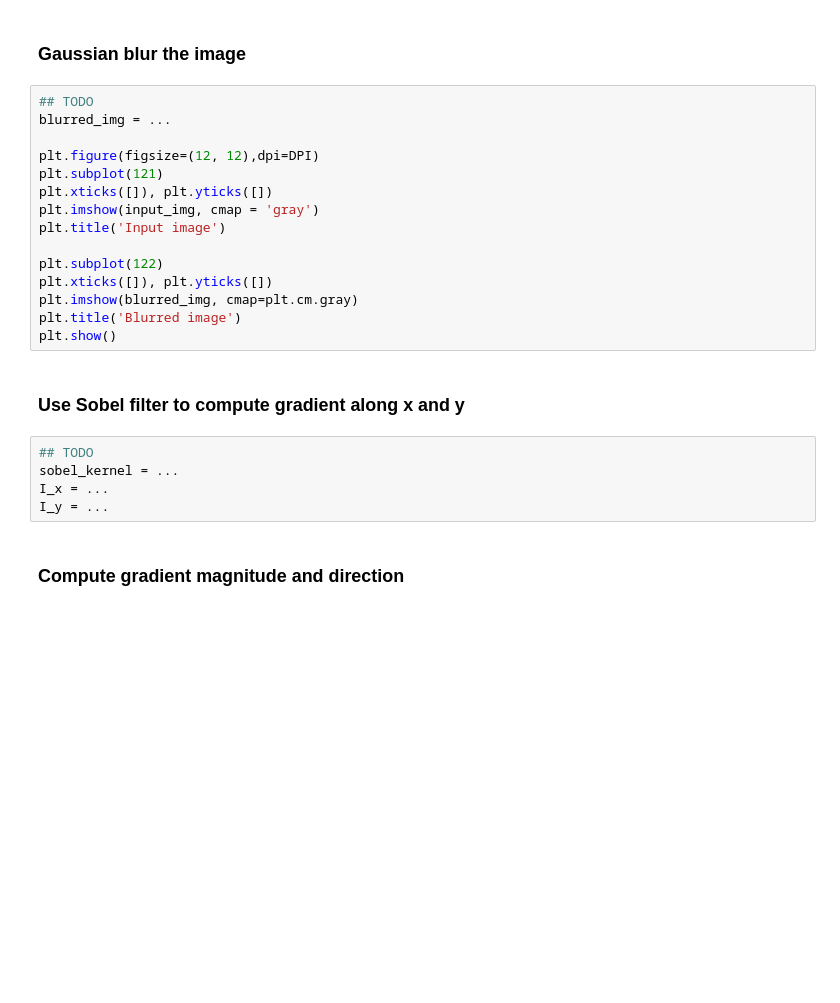
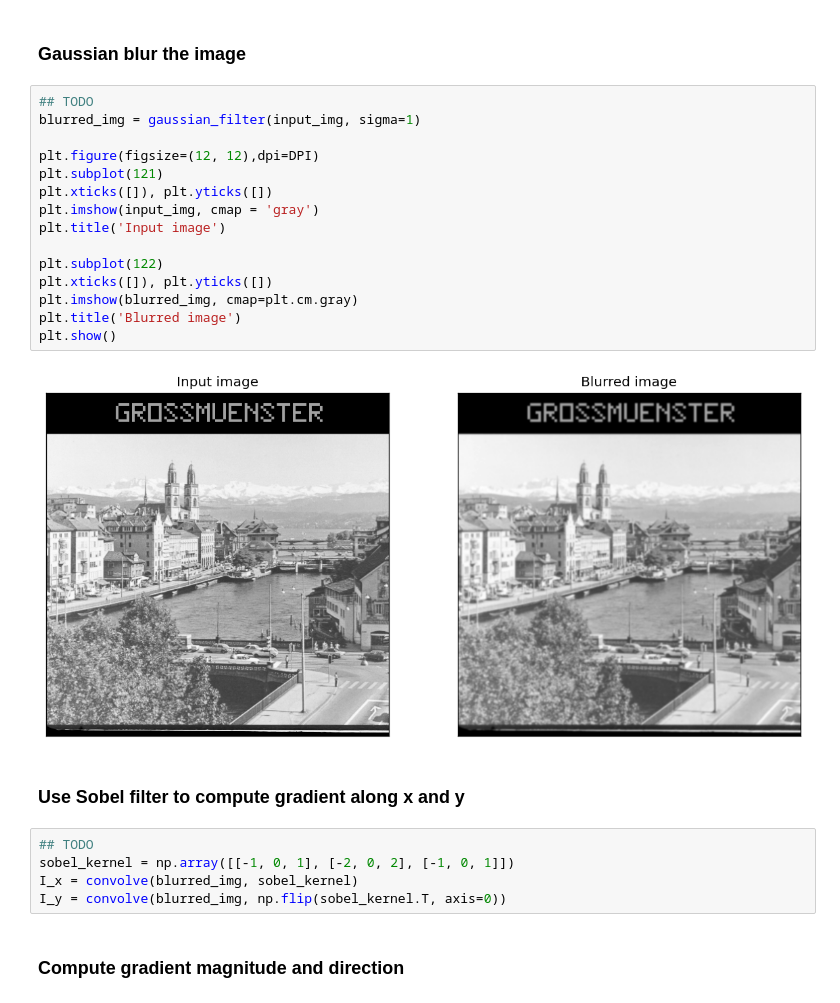
Before and after one commit to faehdy/Bildverarbeitung, a Jupyter notebook: canny_edge.ipynb, the cells around one changed output. Drawn from its saved outputs; the diff is of its cells as text; blank space fills up the shorter version.

```diff
--- a/canny_edge.ipynb
+++ b/canny_edge.ipynb
@@ -21,26 +21,28 @@ Text(0.5, 1.0, 'Input image')
 ### Gaussian blur the image
 # %%
 ## TODO
-blurred_img = ...
+blurred_img = gaussian_filter(input_img, sigma=1)
 
 plt.figure(figsize=(12, 12),dpi=DPI)
 plt.subplot(121)
 plt.xticks([]), plt.yticks([])
 plt.imshow(input_img, cmap = 'gray')
 plt.title('Input image')
 
 plt.subplot(122)
 plt.xticks([]), plt.yticks([])
 plt.imshow(blurred_img, cmap=plt.cm.gray)
 plt.title('Blurred image')
 plt.show()
+# %% [output]
+[figure, added]
 # %% [markdown]
 ### Use Sobel filter to compute gradient along x and y
-# %%
-## TODO
-sobel_kernel = ...
-I_x = ...
-I_y = ...
+# %%
+## TODO
+sobel_kernel = np.array([[-1, 0, 1], [-2, 0, 2], [-1, 0, 1]])
+I_x = convolve(blurred_img, sobel_kernel)
+I_y = convolve(blurred_img, np.flip(sobel_kernel.T, axis=0))
 # %% [markdown]
 ### Compute gradient magnitude and direction
 # %%
```
Also changed, not shown: parts of 6 cells of this notebook.
